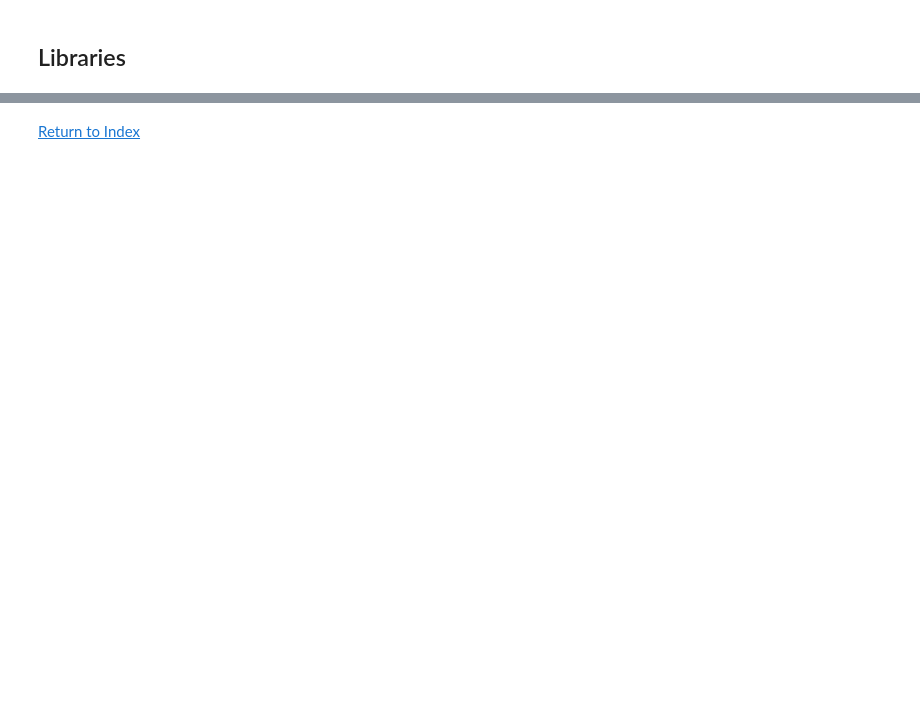
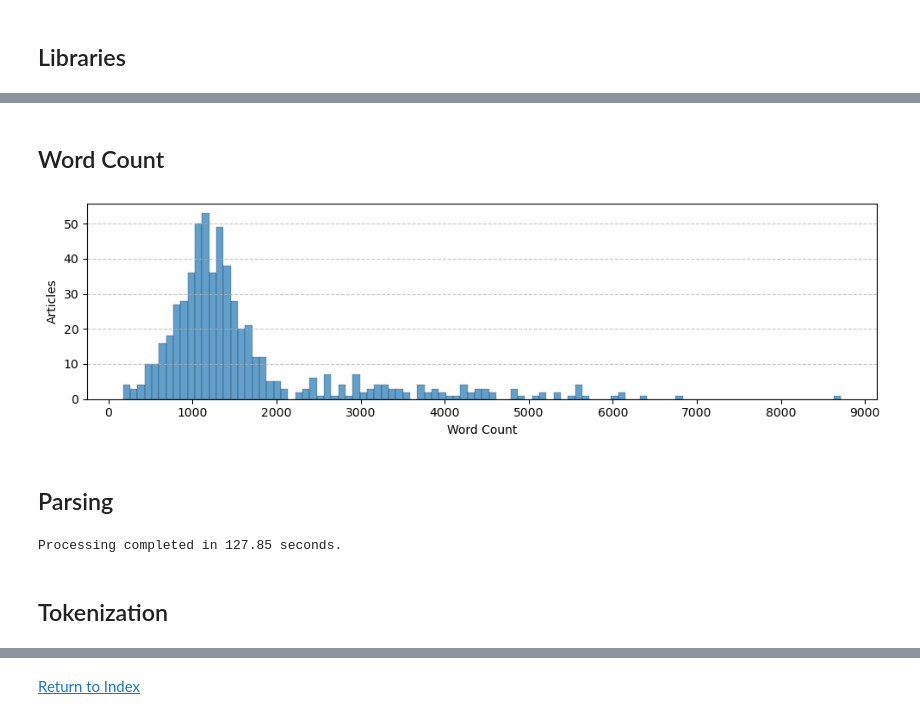
Before and after one commit to AlbaTaboada/Edgelands, a Jupyter notebook: Full_text_analysis(Alba).ipynb, the cells around one changed output, grey strips where cells are left out. Saved outputs shown, nothing was run; the diff lists cells and outputs as text; code cells hidden in the pictures; blank space fills up the shorter version.

```diff
--- a/Full_text_analysis(Alba).ipynb
+++ b/Full_text_analysis(Alba).ipynb
@@ -56,0 +62,24 @@ from sklearn.decomposition import LatentDirichletAllocation
+# %%
+query = "Query_AI-magazines-mediacloud-2021-24"
+magazine = "technologyreview.com"
+
+# Load data
+FEATHER_FILE = query + ".feather"
+df = pd.read_feather("data/" + FEATHER_FILE)
+
+# Filter by magazine
+df = df[df["media_name"] == magazine]
+
+# Clean
+df = df[df['text_downloaded'] != False]
+df = df.drop(['id', 'indexed_date', 'media_name', 'media_url', 'language', 'text_downloaded'], axis=1)
+
+# Reset index
+df = df.reset_index(drop=True)
+
+print(
+    f"The length of the dataset is {df.shape[0]}\n"
+    f"Records range from {df['year'].min()} to {df['year'].max()}"
+)
+
+df.sample(1)
@@ -56,0 +91,40 @@ from sklearn.decomposition import LatentDirichletAllocation
+# %% [markdown]
+## Word Count
+# %%
+# Calculate and filter word count
+df["word_count"] = df["text"].str.split().str.len()
+df = df[df["word_count"].between(100, 10000)]
+
+# Plot histogram
+plt.figure(figsize=(10, 3))
+plt.hist(df["word_count"], bins=100, edgecolor="black", alpha=0.7, linewidth=0.2)
+plt.xlabel("Word Count")
+plt.ylabel("Articles")
+plt.grid(axis="y", linestyle="--", alpha=0.7)
+
+# Set x-axis ticks at every 200 units
+plt.xticks(range(0, df["word_count"].max() + 1000, 1000))
+
+plt.tight_layout()
+plt.show()
+# %% [output]
+[figure, added]
+# %% [markdown]
+## Parsing
+# %%
+# Load spaCy model
+nlp = spacy.load("en_core_web_sm")
+
+# Enable tqdm for pandas
+tqdm.pandas()
+
+# Parse text column with a progress bar
+start_time = time.time()
+df['parsing'] = df['text'].progress_apply(nlp)
+elapsed_time = time.time() - start_time
+
+print(f"Processing completed in {elapsed_time:.2f} seconds.")
+# %% [output]
+Processing completed in 127.85 seconds.
+# %% [markdown]
+## Tokenization
```
Also changed, not shown: parts of 65 cells of this notebook, 4 other files.
